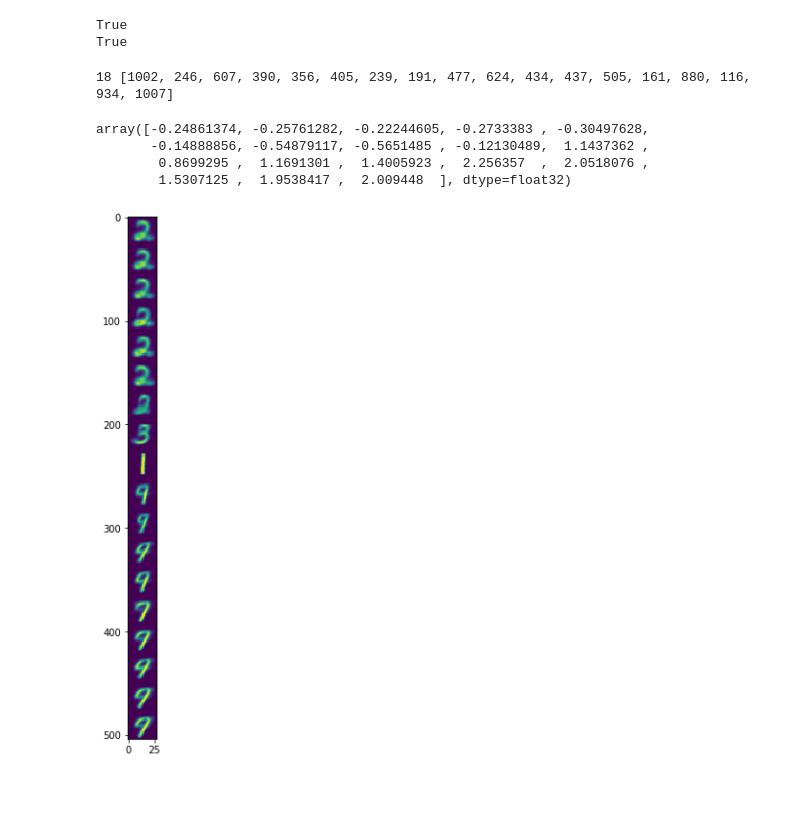
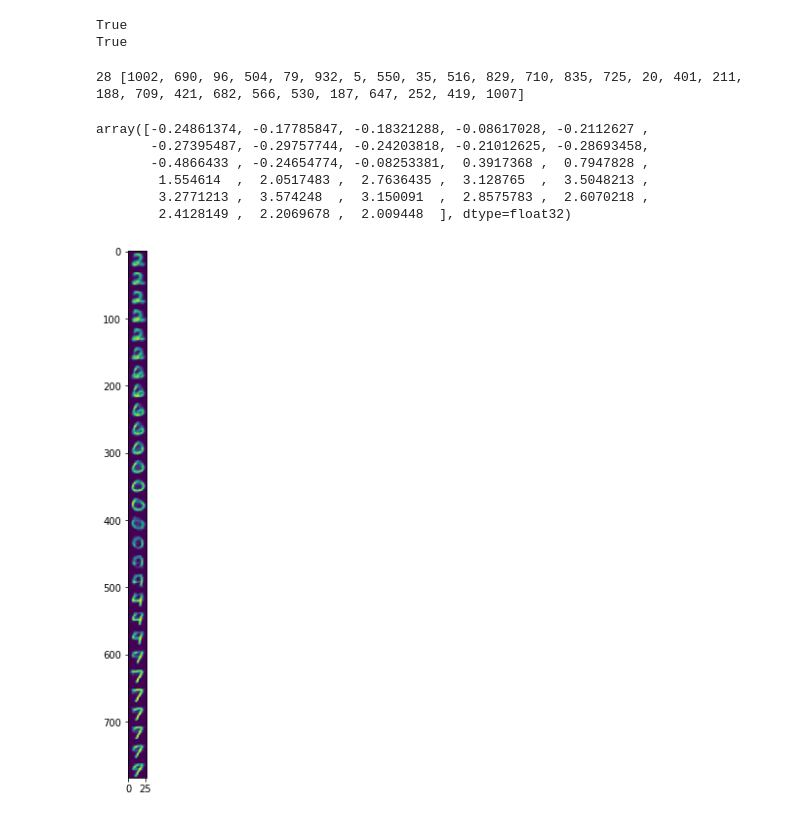
Before and after one commit to Harshdeep1996/autoencoder_playground, a Jupyter notebook: riemannian_metric_geodesic.ipynb, the cells around one changed output. Saved outputs shown, nothing was run; the diff lists cells and outputs as text; code cells hidden in the pictures; blank space fills up the shorter version.

Commit message:
seems like riemannian metric works

```diff
--- a/riemannian_metric_geodesic.ipynb
+++ b/riemannian_metric_geodesic.ipynb
@@ -294,4 +294,4 @@ sampled_labels = y_test[sampled_indices]
 # %%
-points_for_tree = np.vstack((sampled_points, list_centroids)) ## 10010, 2
+points_for_tree = np.vstack((x_test_encoded, list_centroids)) ## 10010, 2
 points_for_tree.shape
 # %% [output]
@@ -367,13 +337,0 @@ len(np.where(adjacency_matrix == 1)[0]) # Should be around 20000 since KD-trees
-# %%
-G = nx.Graph(adjacency_matrix)
-# %%
-edges = list(G.edges)
-
-for edge_i in tqdm_notebook(range(len(edges))):
-    start, target = edges[edge_i]
-    # Get the encoded Z value
-    latent_start = points_for_tree[start]
-    latent_target = points_for_tree[target]
-    # Assign weight to the edge
-    r_distance = rmetric.get_riemannian_distance(latent_start, latent_target)
-    G[start][target]['weight'] = r_distance
@@ -393,23 +348,25 @@ True
 def euclidean_dist(a, b):
     (x1, y1) = points_for_tree[a]
     (x2, y2) = points_for_tree[b]
-    return ((x1 - x2) ** 2 + (y1 - y2) ** 2) ** 0.5
+    return 1.0 / (((x1 - x2) ** 2 + (y1 - y2) ** 2) ** 0.5)
 
 result = nx.astar_path(G, starting_point, ending_point, heuristic=euclidean_dist, weight='weight')
 # %%
 print(len(result), result)
 # %% [output]
-18 [1002, 246, 607, 390, 356, 405, 239, 191, 477, 624, 434, 437, 505, 161, 880, 116, 934, 1007]
+28 [1002, 690, 96, 504, 79, 932, 5, 550, 35, 516, 829, 710, 835, 725, 20, 401, 211, 188, 709, 421, 682, 566, 530, 187, 647, 252, 419, 1007]
 # %%
 resultant_points = np.array([list(points_for_tree[i]) for i in result])
 # %%
 resultant_points[:,0]
 # %% [output]
-array([-0.24861374, -0.25761282, -0.22244605, -0.2733383 , -0.30497628,
-       -0.14888856, -0.54879117, -0.5651485 , -0.12130489,  1.1437362 ,
-        0.8699295 ,  1.1691301 ,  1.4005923 ,  2.256357  ,  2.0518076 ,
-        1.5307125 ,  1.9538417 ,  2.009448  ], dtype=float32)
+array([-0.24861374, -0.17785847, -0.18321288, -0.08617028, -0.2112627 ,
+       -0.27395487, -0.29757744, -0.24203818, -0.21012625, -0.28693458,
+       -0.4866433 , -0.24654774, -0.08253381,  0.3917368 ,  0.7947828 ,
+        1.554614  ,  2.0517483 ,  2.7636435 ,  3.128765  ,  3.5048213 ,
+        3.2771213 ,  3.574248  ,  3.150091  ,  2.8575783 ,  2.6070218 ,
+        2.4128149 ,  2.2069678 ,  2.009448  ], dtype=float32)
 # %%
-generate_images_interp(resultant_points[:,0], resultant_points[:,1], n=18)
+generate_images_interp(resultant_points[:,0], resultant_points[:,1], n=28)
 # %% [output]
-[figure, old version]
+[figure, new version]
```
Also changed, not shown: parts of 10 cells of this notebook.
